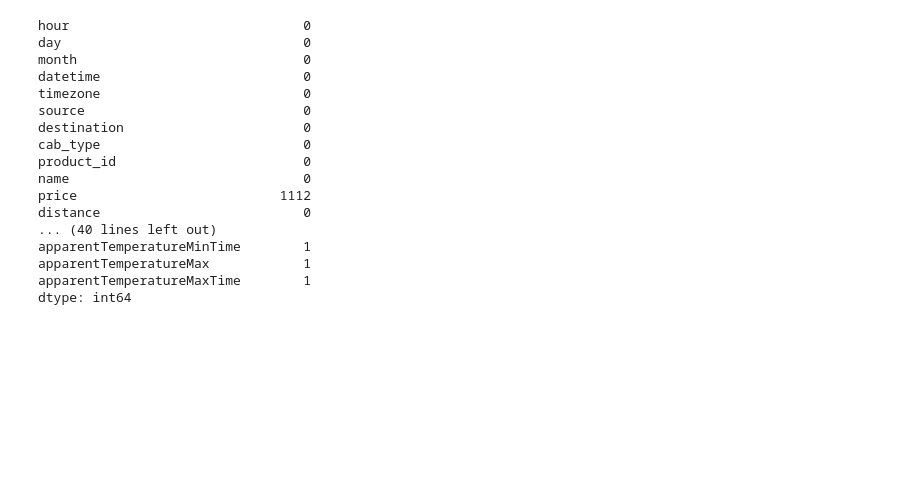
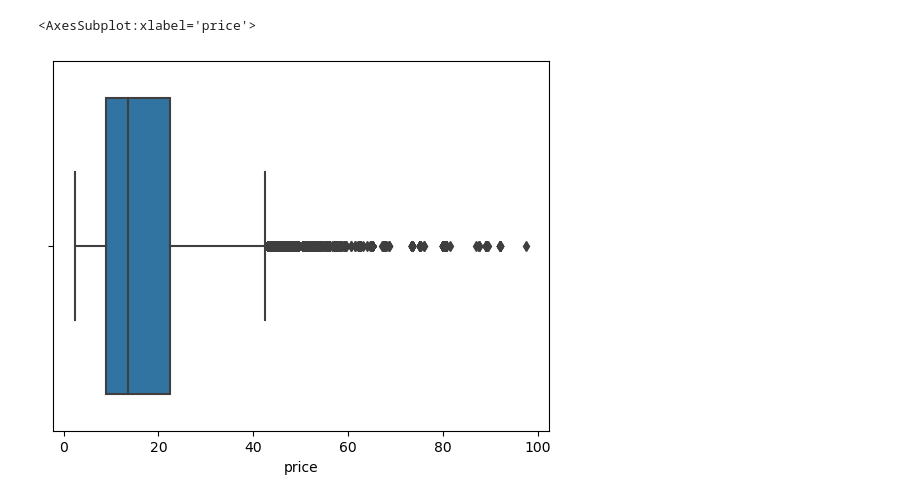
Before and after one commit to deftydev/Placement-Assigment_Devansh-Gupta, a Jupyter notebook: ML_ANSWER_5_EDA.ipynb, the cells around one changed output. Drawn from its saved outputs; the diff is of its cells as text; code cells hidden in the pictures; blank space fills up the shorter version.

```diff
--- a/ML_ANSWER_5_EDA.ipynb
+++ b/ML_ANSWER_5_EDA.ipynb
@@ -7,0 +9,2 @@ import matplotlib.pyplot as plt
+# %%
+df= pd.read_csv("rideshare_kaggle.csv")
@@ -7,0 +201,5 @@ import matplotlib.pyplot as plt
+# %%
+sns.boxplot(df['price'])
+# %% [output]
+<AxesSubplot:xlabel='price'>
+[figure, added]
@@ -8,23 +208,3 @@ import matplotlib.pyplot as plt
 # %%
 df= pd.read_csv('Uber.csv')
 df.drop(labels=['id','timestamp','Unnamed: 0'],axis=1 , inplace=True)
-# %%
-df.isnull().sum()
-# %% [output]
-hour                              0
-day                               0
-month                             0
-datetime                          0
-timezone                          0
-source                            0
-destination                       0
-cab_type                          0
-product_id                        0
-name                              0
-price                          1112
-distance                          0
-... (40 lines left out)
-apparentTemperatureMinTime        1
-apparentTemperatureMax            1
-apparentTemperatureMaxTime        1
-dtype: int64
```
Also changed, not shown: parts of 76 cells of this notebook, 1 other file.
